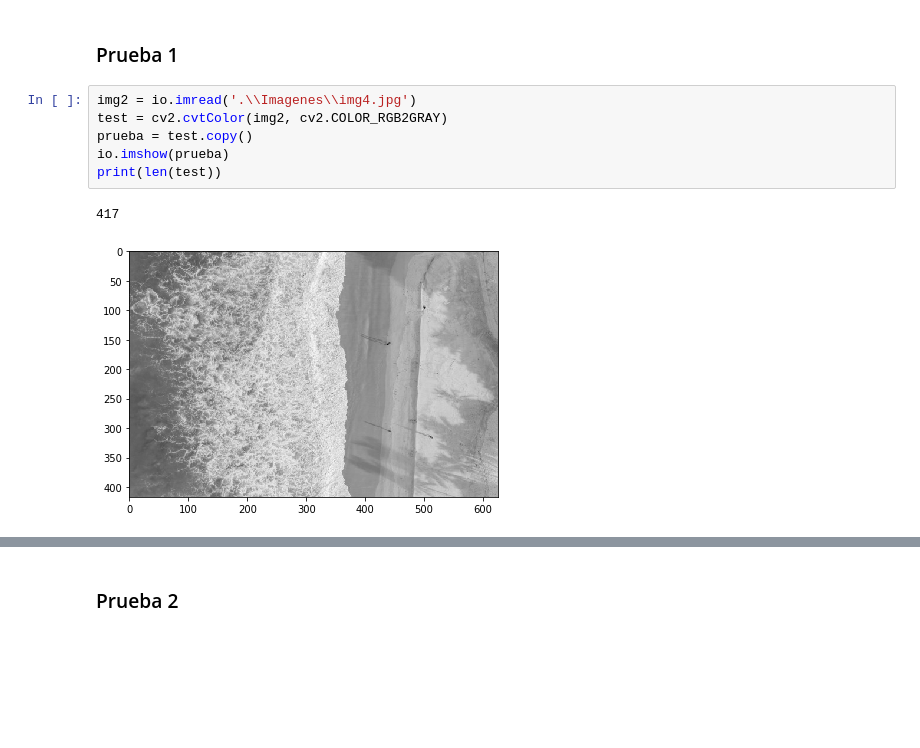
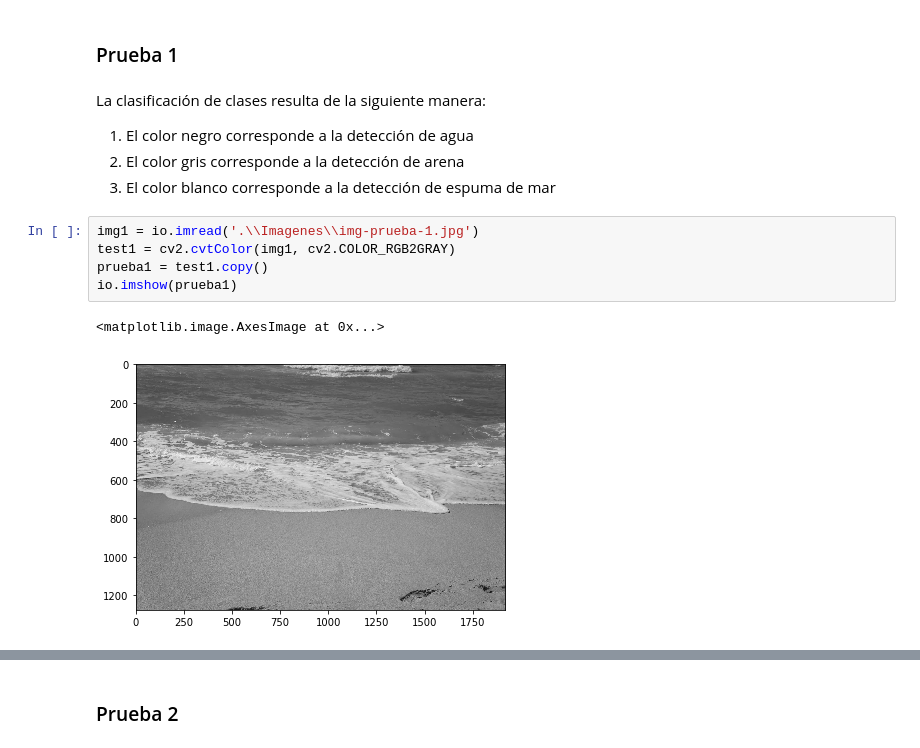
Before and after one commit to IanRamRev/Reconocimiento-de-Patrones, a Jupyter notebook: Practica2/NaiveBayes.ipynb, the cells around one changed output, grey strips where cells are left out. Saved outputs shown, nothing was run; the diff lists cells and outputs as text; blank space fills up the shorter version.

```diff
--- a/Practica2/NaiveBayes.ipynb
+++ b/Practica2/NaiveBayes.ipynb
@@ -134,13 +125,17 @@ io.imshow(imgResult)
 # %% [markdown]
 ### Prueba 1
+# %% [markdown]
+La clasificación de clases resulta de la siguiente manera:
+1. El color negro corresponde a la detección de agua
+2. El color gris corresponde a la detección de arena
+3. El color blanco corresponde a la detección de espuma de mar
 # %%
-img2 = io.imread('.\\Imagenes\\img4.jpg')
-test = cv2.cvtColor(img2, cv2.COLOR_RGB2GRAY)
-prueba = test.copy()
-io.imshow(prueba)
-print(len(test))
+img1 = io.imread('.\\Imagenes\\img-prueba-1.jpg')
+test1 = cv2.cvtColor(img1, cv2.COLOR_RGB2GRAY)
+prueba1 = test1.copy()
+io.imshow(prueba1)
 # %% [output]
-417
+<matplotlib.image.AxesImage at 0x...>
-[figure, old version]
+[figure, new version]
 # %%
 c0, c1, c2 = 0, 0, 0
```
Also changed, not shown: parts of 18 cells of this notebook, 6 other files.
